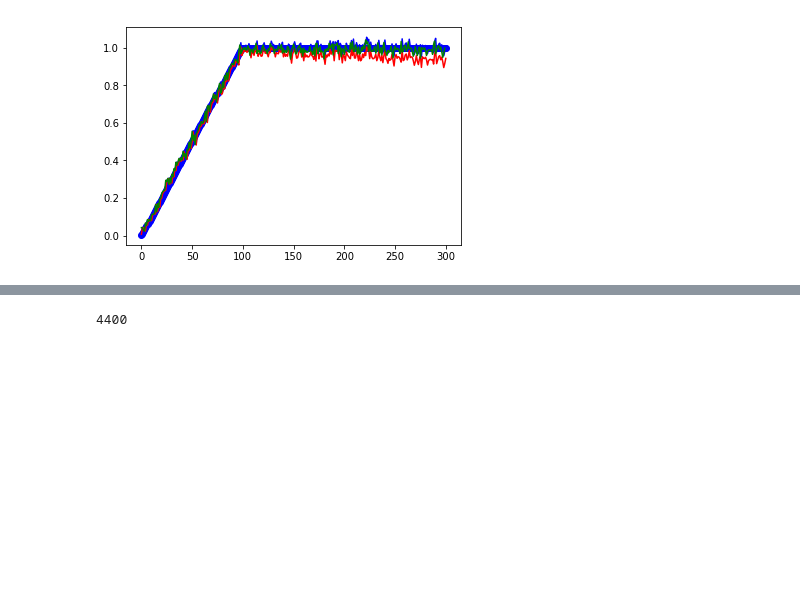
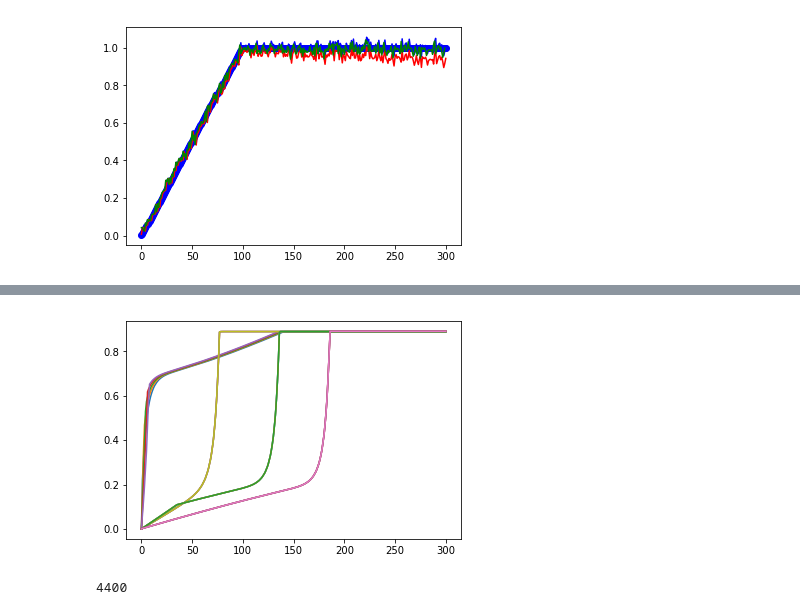
Before and after one commit to jmsz/posres, a Jupyter notebook: test.ipynb, the cells around one changed output, grey strips where cells are left out. Saved outputs shown, nothing was run; the diff lists cells and outputs as text; code cells hidden in the pictures; blank space fills up the shorter version.

```diff
--- a/test.ipynb
+++ b/test.ipynb
@@ -147,3 +173,27 @@ print(end - start)
+# %%
+plt.plot(base_data[0, 2, 0:])
+plt.plot(base_data[1, 2, 0:])
+plt.plot(base_data[2, 2, 0:])
+plt.plot(base_data[3, 2, 0:])
+plt.plot(base_data[4, 2, 0:])
+
+plt.plot(base_data[54, 2, 0:])
+plt.plot(base_data[54, 2, 0:])
+plt.plot(base_data[54, 2, 0:])
+plt.plot(base_data[54, 2, 0:])
+
+plt.plot(base_data[104, 2, 0:])
+plt.plot(base_data[104, 2, 0:])
+plt.plot(base_data[104, 2, 0:])
+plt.plot(base_data[104, 2, 0:])
+
+plt.plot(base_data[149, 2, 0:])
+plt.plot(base_data[149, 2, 0:])
+plt.plot(base_data[149, 2, 0:])
+plt.plot(base_data[149, 2, 0:])
+plt.show()
+# %% [output]
+[figure, added]
 # %%
 def Chi2OneSignal(sig_raw):
     chi2_values = []
```
Also changed, not shown: parts of 6 cells of this notebook, 1 other file.
